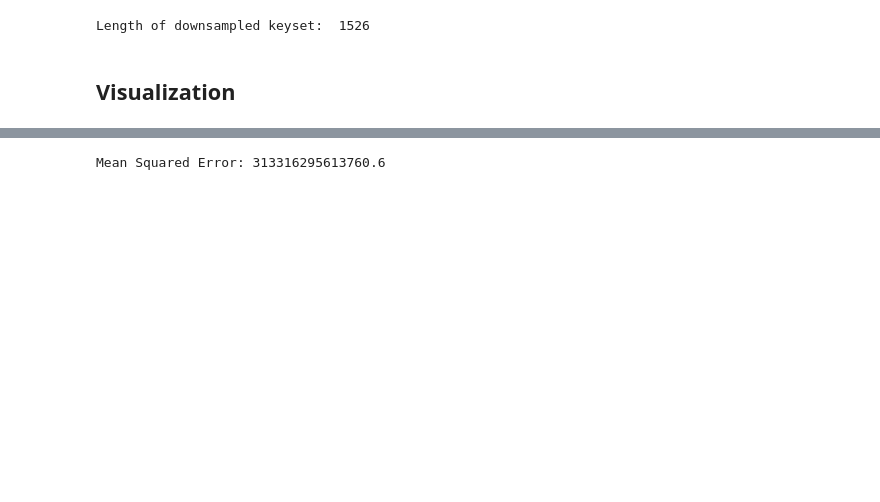
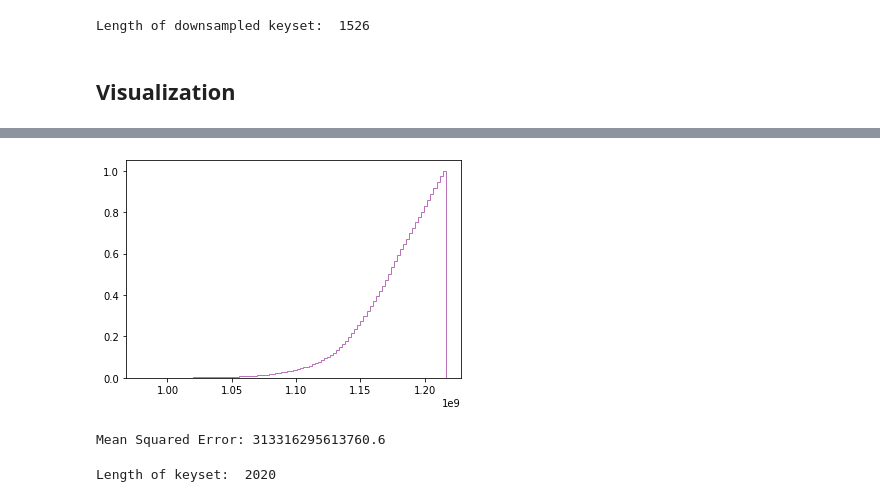
Before and after one commit to Bachfischer/adversarial-ml-for-learned-indexes, a Jupyter notebook: src/downsample_benchmark_datasets.ipynb, the cells around one changed output, grey strips where cells are left out. Drawn from its saved outputs; the diff is of its cells as text; code cells hidden in the pictures; blank space fills up the shorter version.

```diff
--- a/src/downsample_benchmark_datasets.ipynb
+++ b/src/downsample_benchmark_datasets.ipynb
@@ -52,8 +52,7 @@ def plot_distribution_of_keys(X):
     plt.show()
 # %%
 def plot_cdf(X):
-    y_values= np.arange(len(X))/float(len(X)-1)
-    plt.plot(X, y_values)
+    plt.hist(X, bins = 100, density = True, cumulative=True, label='CDF', histtype='step', alpha=0.55, color='purple')
     plt.show()
 # %%
 """
@@ -89 +84,5 @@ plot_distribution_of_keys(X)
+# %%
+plot_cdf(X)
+# %% [output]
+[figure, added]
 # %%
@@ -91,2 +90,6 @@ calculate_mean_squared_error(X, y)
 # %% [output]
 Mean Squared Error: 313316295613760.6
+# %%
+X_poisoned, y_poisoned = read_dataset("poisoned_wiki_ts_1M_uint64_0.01")
+# %% [output]
+Length of keyset:  2020
```
Also changed, not shown: parts of 11 cells of this notebook, 4 other files.
